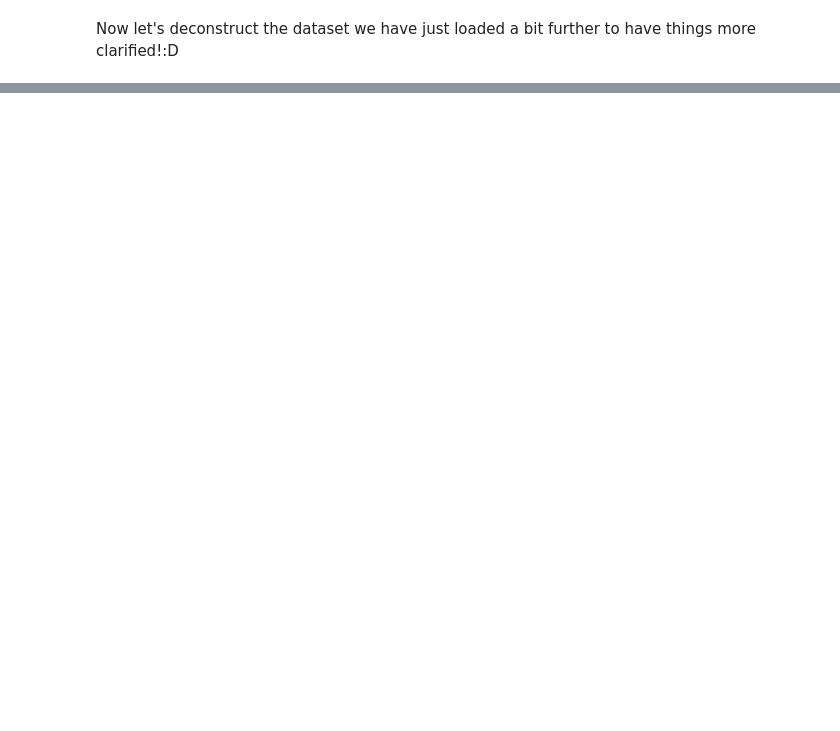
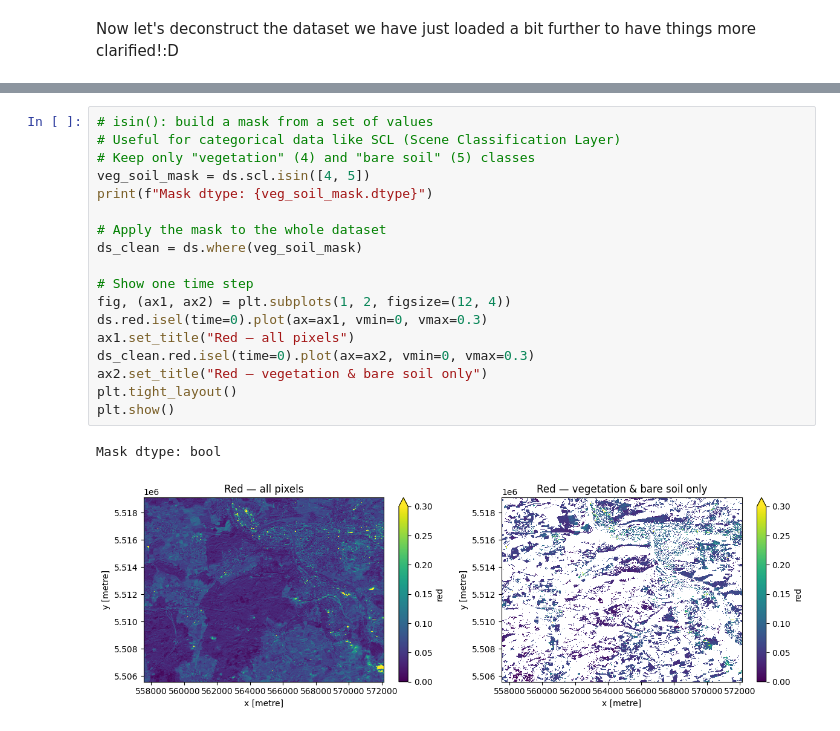
Before and after one commit to SteveMHill/eo_python_foundation, a Jupyter notebook: notebooks/04_eo_xarrayI.ipynb, the cells around one changed output, grey strips where cells are left out. Drawn from its saved outputs; the diff is of its cells as text; blank space fills up the shorter version.

```diff
--- a/notebooks/04_eo_xarrayI.ipynb
+++ b/notebooks/04_eo_xarrayI.ipynb
@@ -1187,0 +741,21 @@ If this feels easy: implement a tiny helper function that takes a dataset and re
+# %%
+# isin(): build a mask from a set of values
+# Useful for categorical data like SCL (Scene Classification Layer)
+# Keep only "vegetation" (4) and "bare soil" (5) classes
+veg_soil_mask = ds.scl.isin([4, 5])
+print(f"Mask dtype: {veg_soil_mask.dtype}")
+
+# Apply the mask to the whole dataset
+ds_clean = ds.where(veg_soil_mask)
+
+# Show one time step
+fig, (ax1, ax2) = plt.subplots(1, 2, figsize=(12, 4))
+ds.red.isel(time=0).plot(ax=ax1, vmin=0, vmax=0.3)
+ax1.set_title("Red — all pixels")
+ds_clean.red.isel(time=0).plot(ax=ax2, vmin=0, vmax=0.3)
+ax2.set_title("Red — vegetation & bare soil only")
+plt.tight_layout()
+plt.show()
+# %% [output]
+Mask dtype: bool
+[figure, added]
```
Also changed, not shown: parts of 160 cells of this notebook, 1 other file.
